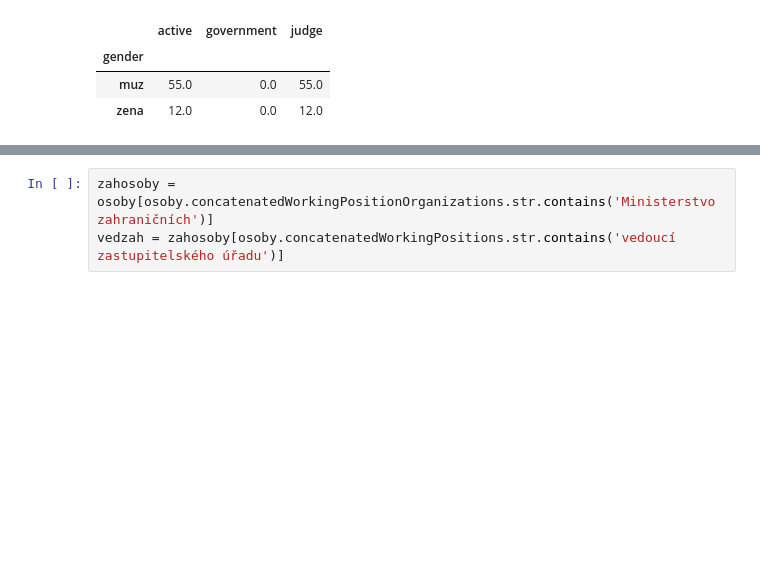
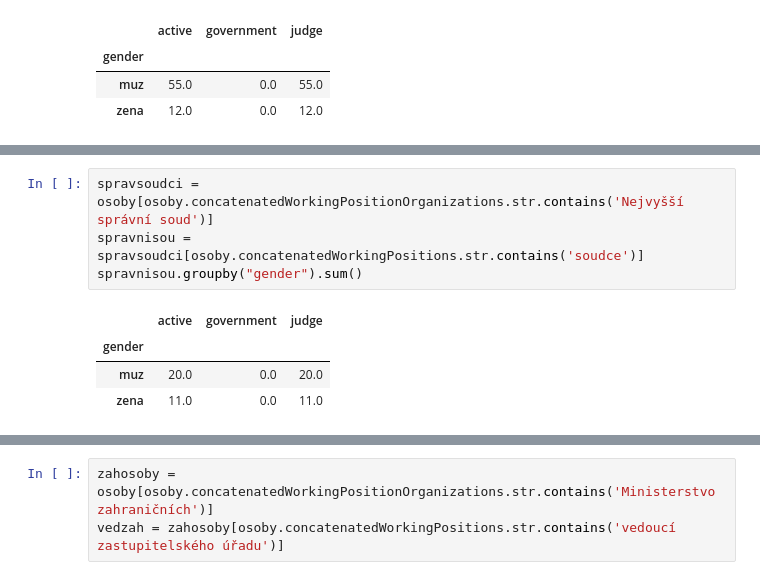
Before and after one commit to DataRozhlas/gender-gap, a Jupyter notebook: analyza_cro.ipynb, the cells around one changed output, grey strips where cells are left out. Saved outputs shown, nothing was run; the diff lists cells and outputs as text; blank space fills up the shorter version.

```diff
--- a/analyza_cro.ipynb
+++ b/analyza_cro.ipynb
@@ -232,3 +240,12 @@ okressou.groupby("gender").sum()
+# %%
+spravsoudci = osoby[osoby.concatenatedWorkingPositionOrganizations.str.contains('Nejvyšší správní soud')]
+spravnisou = spravsoudci[osoby.concatenatedWorkingPositions.str.contains('soudce')]
+spravnisou.groupby("gender").sum()
+# %% [output]
+|  | active | government | judge |
+| gender |  |  |  |
+| muz | 20.0 | 0.0 | 20.0 |
+| zena | 11.0 | 0.0 | 11.0 |
 # %%
 obvodsoudci = osoby[osoby.concatenatedWorkingPositionOrganizations.str.contains('Obvodní soud')]
 obvodsou = obvodsoudci[osoby.concatenatedWorkingPositions.str.contains('soudce')]
```
Also changed, not shown: parts of 61 cells of this notebook.
